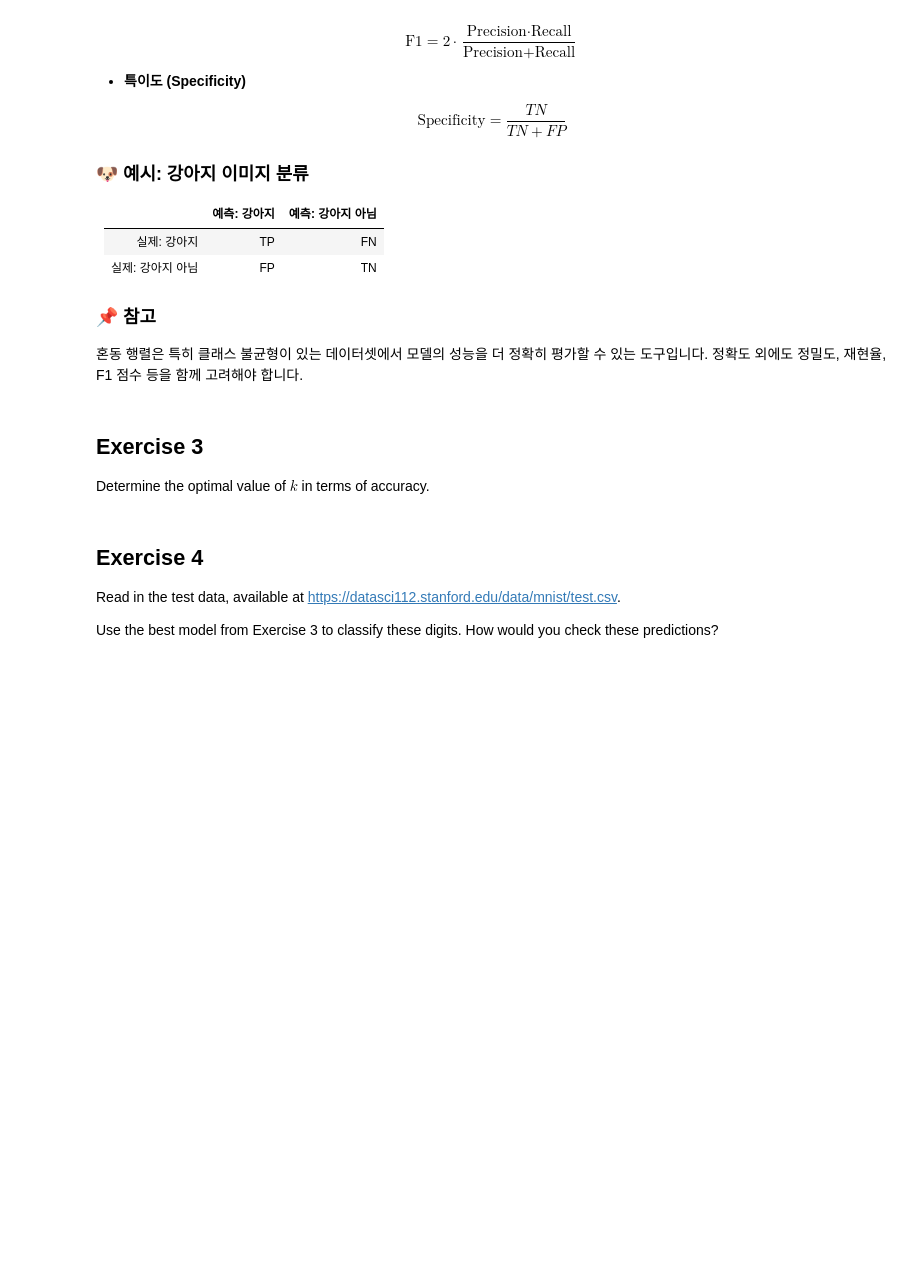
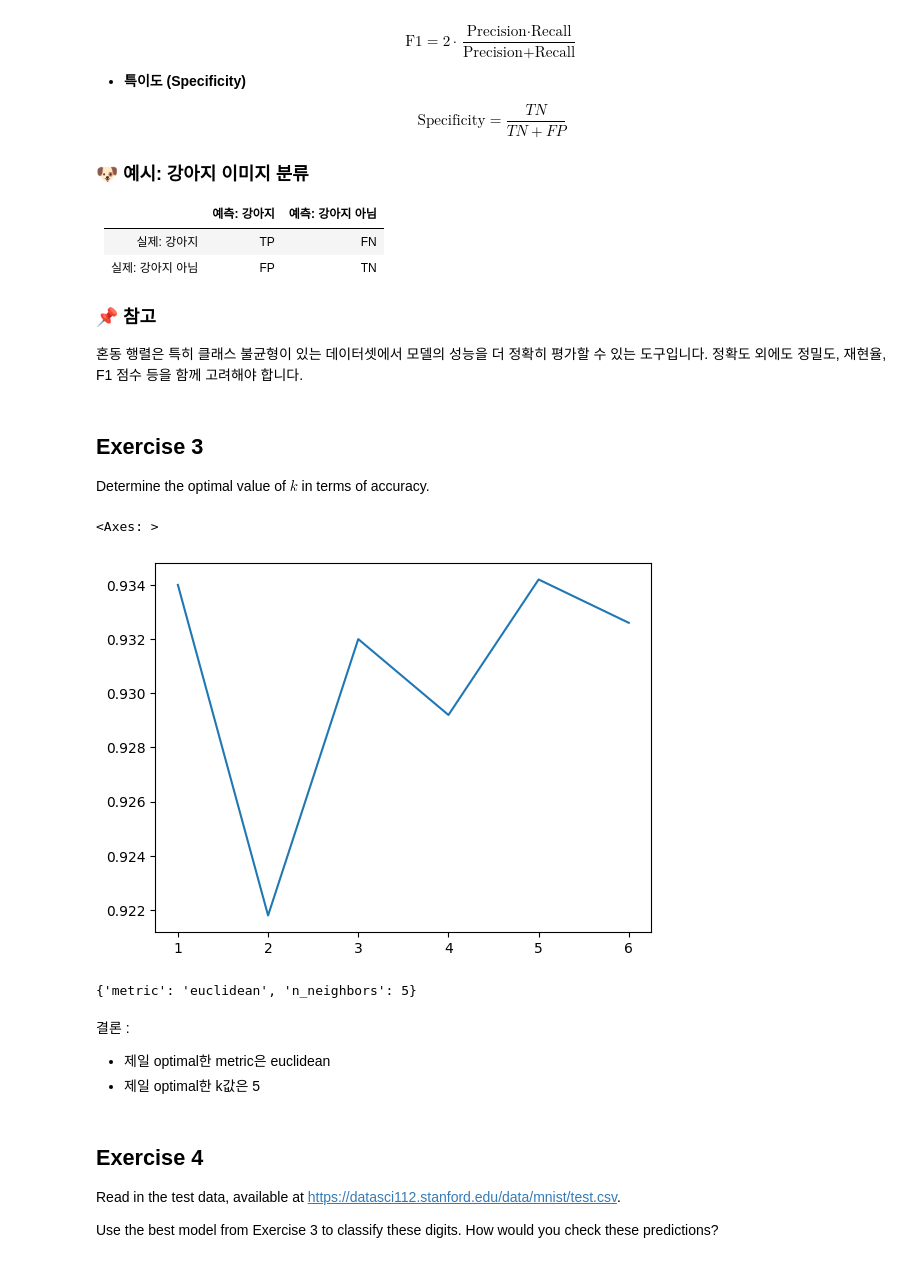
Before and after one commit to Elnya/DATASCI112, a Jupyter notebook: week6/6.2.handwritten-digit-classification.ipynb, the cells around one changed output. Saved outputs shown, nothing was run; the diff lists cells and outputs as text; code cells hidden in the pictures; blank space fills up the shorter version.

```diff
--- a/week6/6.2.handwritten-digit-classification.ipynb
+++ b/week6/6.2.handwritten-digit-classification.ipynb
@@ -165,6 +237,51 @@ $$
 ## Exercise 3
 
 Determine the optimal value of $k$ in terms of accuracy.
+# %%
+# find the best value of k
+
+# create the 10-nearest neighbors classifier
+from sklearn.neighbors import KNeighborsClassifier
+
+X_train = df_image.values
+y_train = df["class"].values
+
+k_values, test_accuracies = range(1, 7), []
+
+for k in k_values:
+    classifier = KNeighborsClassifier(n_neighbors=k, metric="euclidean")
+    scores = cross_val_score(
+        classifier, X_train, y_train,
+        scoring='accuracy', cv=10
+    )
+    test_accuracies.append(scores.mean())
+
+pd.Series(test_accuracies, index=k_values).plot()
+# %% [output]
+<Axes: >
+[figure, added]
+# %%
+# do grid search
+from sklearn.model_selection import GridSearchCV
+
+grid_cv = GridSearchCV(
+    classifier,
+    param_grid={
+        'n_neighbors': range(1, 7),
+        'metric': ['euclidean', 'manhattan']
+    },
+    scoring='accuracy',
+    cv=10
+)
+
+grid_cv.fit(X_train, y_train)
+grid_cv.best_params_
+# %% [output]
+{'metric': 'euclidean', 'n_neighbors': 5}
+# %% [markdown]
+결론 :
+- 제일 optimal한 metric은 euclidean
+- 제일 optimal한 k값은 5
 # %% [markdown]
 ## Exercise 4
 
```
Also changed, not shown: parts of 11 cells of this notebook, 1 other file.
